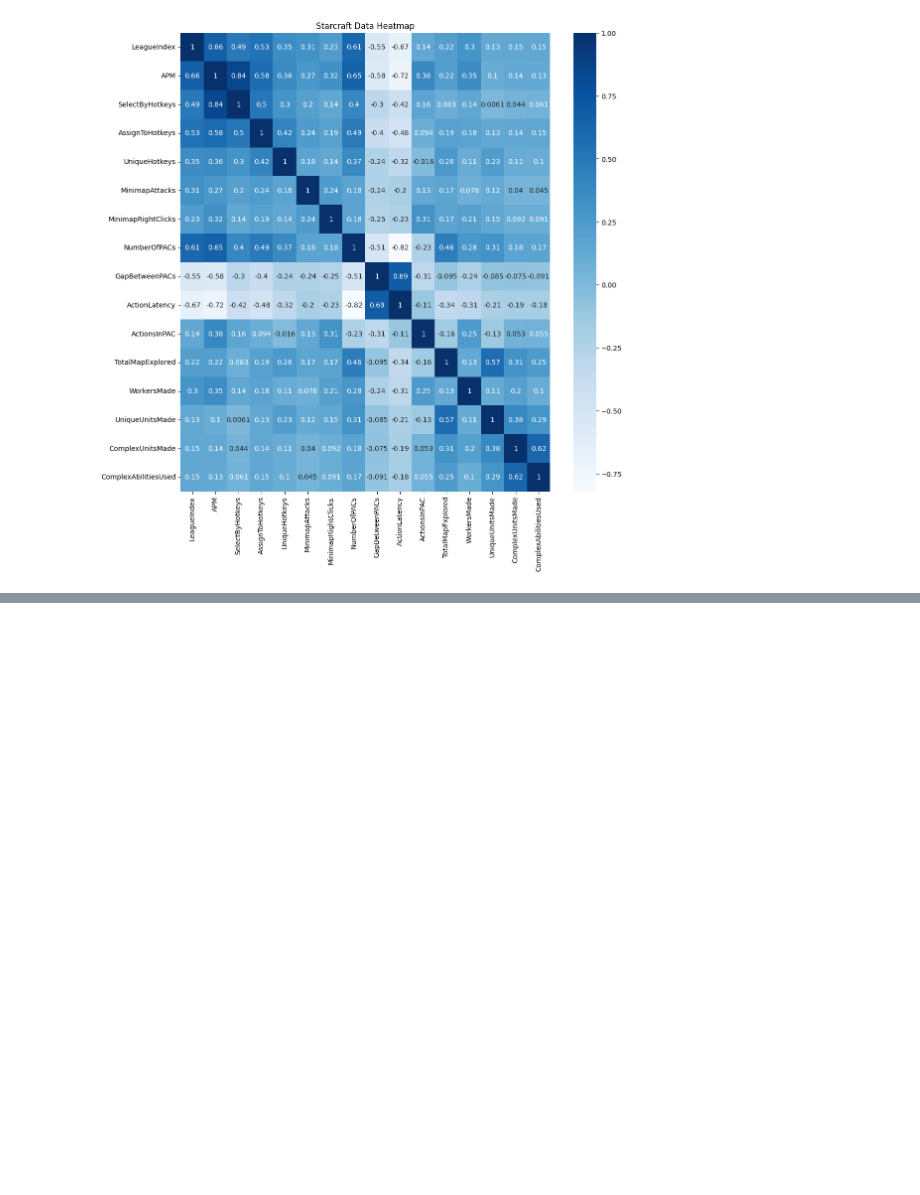
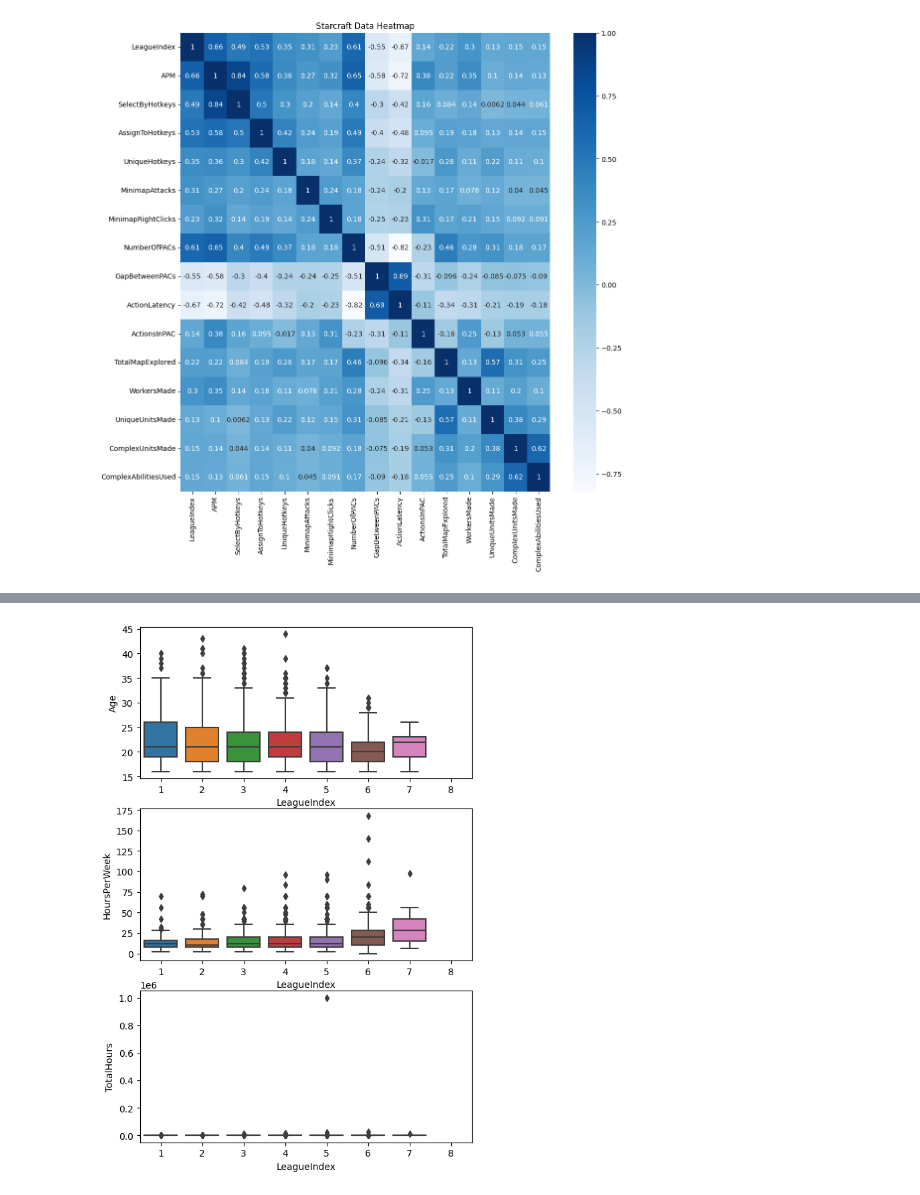
Before and after one commit to markylee/eg_ds_intern_assessment, a Jupyter notebook: starcraft_eda.ipynb, the cells around one changed output, grey strips where cells are left out. Drawn from its saved outputs; the diff is of its cells as text; code cells hidden in the pictures; blank space fills up the shorter version.

```diff
--- a/starcraft_eda.ipynb
+++ b/starcraft_eda.ipynb
@@ -7,7 +10,10 @@ import pandas as pd
 import seaborn as sns
 import matplotlib.pyplot as plt
 spd = pd.read_csv("starcraft_player_data.csv")
+spd['LeagueIndex'] = spd.LeagueIndex.astype('category')
 # basic imports + loading data file
+# removing GameID 5255 and 1064 for having missing data
+spd = spd[(spd['GameID'] != 5255) & (spd['GameID'] != 1064)]
 print(spd.shape)
 spd.head()
 # %% [output]
@@ -36,0 +44,17 @@ In order to see the importance of Age, HoursPerWeek, and TotalHours, I will be t
+# %%
+# create df with no null values (when LeagueIndex != 8)
+spd_nonull = spd.copy()
+spd_nonull = spd_nonull[spd_nonull["LeagueIndex"] != 8]
+
+# modifying
+spd_nonull['Age'] = spd_nonull["Age"].astype('int')
+spd_nonull['TotalHours'] = spd_nonull['TotalHours'].astype('int')
+spd_nonull['HoursPerWeek'] = spd_nonull['HoursPerWeek'].astype('int')
+# Age BoxPlot
+fig, (ax1,ax2,ax3) = plt.subplots(3,1)
+sns.boxplot(data = spd_nonull, x = 'LeagueIndex', y = 'Age', ax = ax1)
+sns.boxplot(data = spd_nonull, x = 'LeagueIndex', y = 'HoursPerWeek', ax = ax2)
+sns.boxplot(data = spd_nonull, x = 'LeagueIndex', y = 'TotalHours', ax = ax3)
+fig.set_figheight(10)
+# %% [output]
+[figure, added]
```
Also changed, not shown: parts of 6 cells of this notebook, 2 other files.
